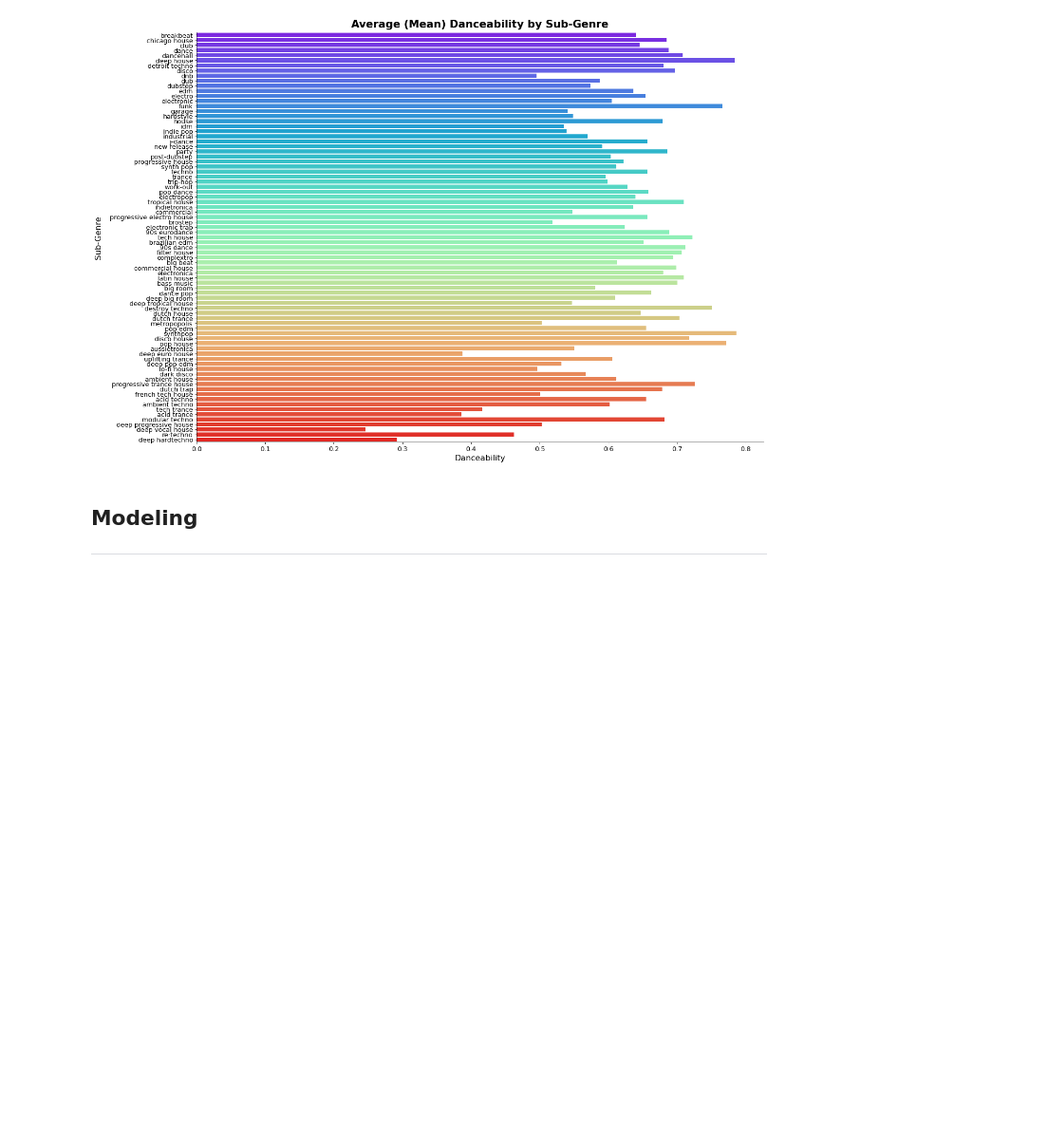
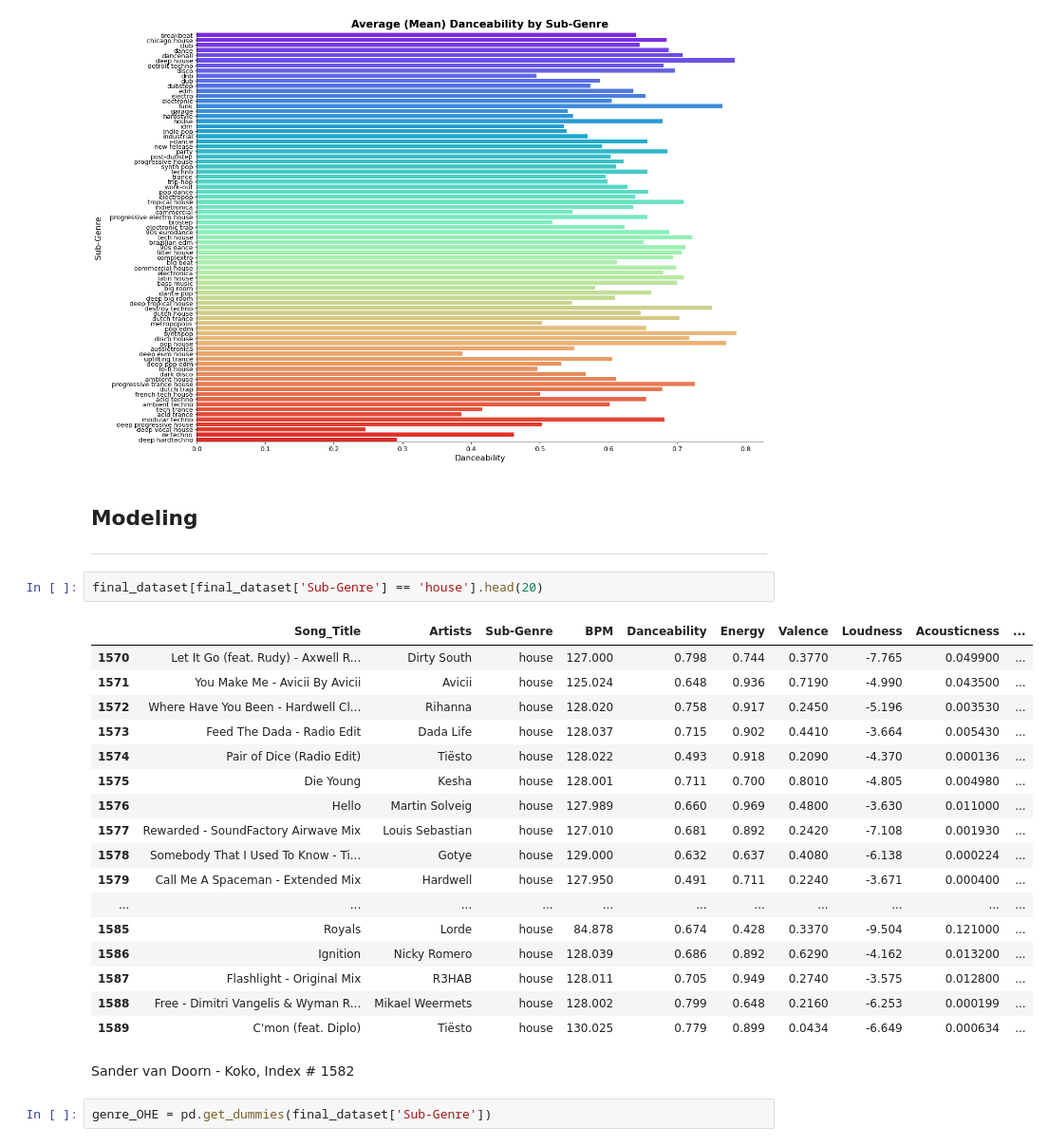
Before and after one commit to modernmediagrp/spotify-recommendation-system, a Jupyter notebook: main_notebook.ipynb, the cells around one changed output. Shown at 95% size. Saved outputs shown, nothing was run; the diff lists cells and outputs as text; blank space fills up the shorter version.

```diff
--- a/main_notebook.ipynb
+++ b/main_notebook.ipynb
@@ -774,3 +778,27 @@ plt.title('Average (Mean) Danceability by Sub-Genre', fontsize=21,
 # %% [markdown]
 ## Modeling
 ***
+# %%
+final_dataset[final_dataset['Sub-Genre'] == 'house'].head(20)
+# %% [output]
+|  | Song_Title | Artists | Sub-Genre | BPM | Danceability | Energy | Valence | Loudness | Acousticness | ... |
+| 1570 | Let It Go (feat. Rudy) - Axwell R... | Dirty South | house | 127.000 | 0.798 | 0.744 | 0.3770 | -7.765 | 0.049900 | ... |
+| 1571 | You Make Me - Avicii By Avicii | Avicii | house | 125.024 | 0.648 | 0.936 | 0.7190 | -4.990 | 0.043500 | ... |
+| 1572 | Where Have You Been - Hardwell Cl... | Rihanna | house | 128.020 | 0.758 | 0.917 | 0.2450 | -5.196 | 0.003530 | ... |
+| 1573 | Feed The Dada - Radio Edit | Dada Life | house | 128.037 | 0.715 | 0.902 | 0.4410 | -3.664 | 0.005430 | ... |
+| 1574 | Pair of Dice (Radio Edit) | Tiësto | house | 128.022 | 0.493 | 0.918 | 0.2090 | -4.370 | 0.000136 | ... |
+| 1575 | Die Young | Kesha | house | 128.001 | 0.711 | 0.700 | 0.8010 | -4.805 | 0.004980 | ... |
+| 1576 | Hello | Martin Solveig | house | 127.989 | 0.660 | 0.969 | 0.4800 | -3.630 | 0.011000 | ... |
+| 1577 | Rewarded - SoundFactory Airwave Mix | Louis Sebastian | house | 127.010 | 0.681 | 0.892 | 0.2420 | -7.108 | 0.001930 | ... |
+| 1578 | Somebody That I Used To Know - Ti... | Gotye | house | 129.000 | 0.632 | 0.637 | 0.4080 | -6.138 | 0.000224 | ... |
+| 1579 | Call Me A Spaceman - Extended Mix | Hardwell | house | 127.950 | 0.491 | 0.711 | 0.2240 | -3.671 | 0.000400 | ... |
+| ... | ... | ... | ... | ... | ... | ... | ... | ... | ... | ... |
+| 1585 | Royals | Lorde | house | 84.878 | 0.674 | 0.428 | 0.3370 | -9.504 | 0.121000 | ... |
+| 1586 | Ignition | Nicky Romero | house | 128.039 | 0.686 | 0.892 | 0.6290 | -4.162 | 0.013200 | ... |
+| 1587 | Flashlight - Original Mix | R3HAB | house | 128.011 | 0.705 | 0.949 | 0.2740 | -3.575 | 0.012800 | ... |
+| 1588 | Free - Dimitri Vangelis & Wyman R... | Mikael Weermets | house | 128.002 | 0.799 | 0.648 | 0.2160 | -6.253 | 0.000199 | ... |
+| 1589 | C'mon (feat. Diplo) | Tiësto | house | 130.025 | 0.779 | 0.899 | 0.0434 | -6.649 | 0.000634 | ... |
+# %% [markdown]
+Sander van Doorn - Koko, Index # 1582
+# %%
+genre_OHE = pd.get_dummies(final_dataset['Sub-Genre'])
```
Also changed, not shown: parts of 24 cells of this notebook.
